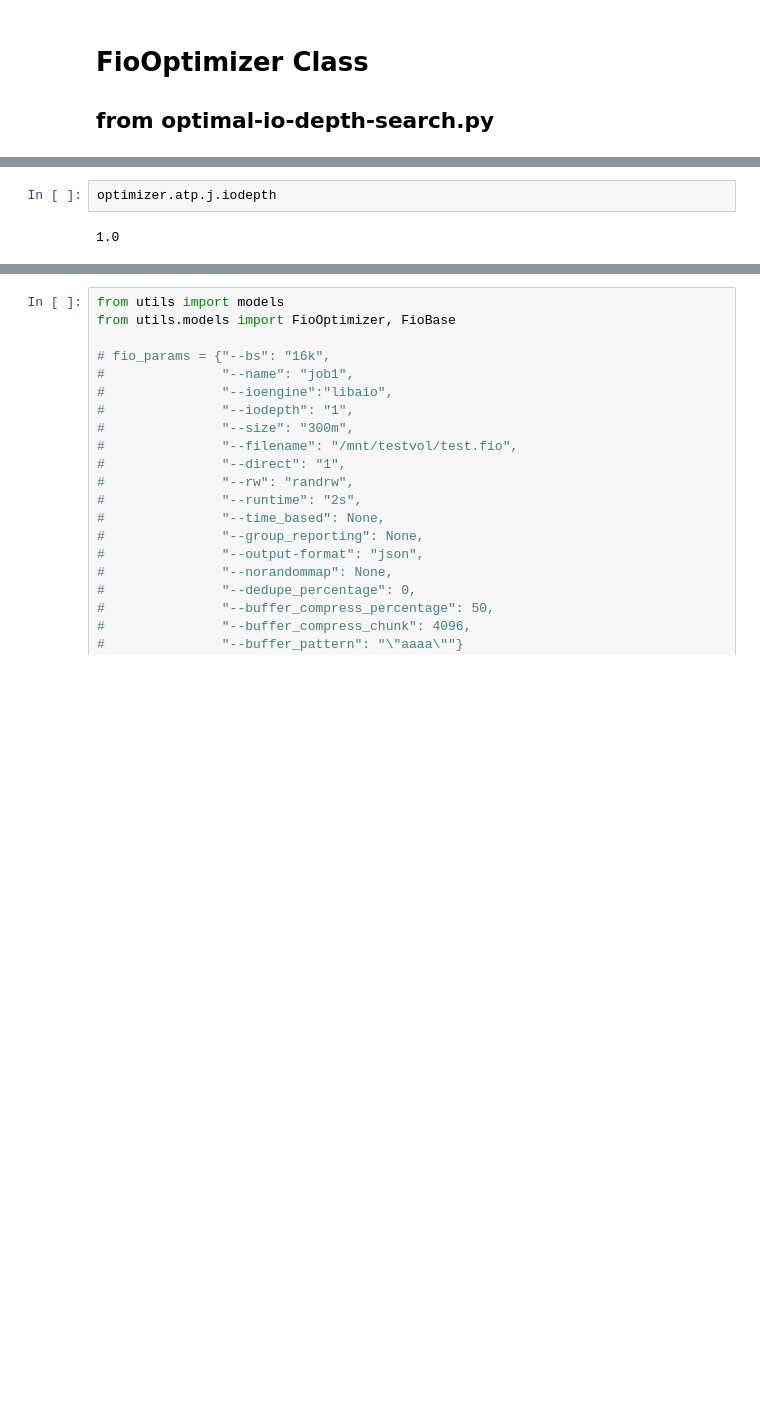
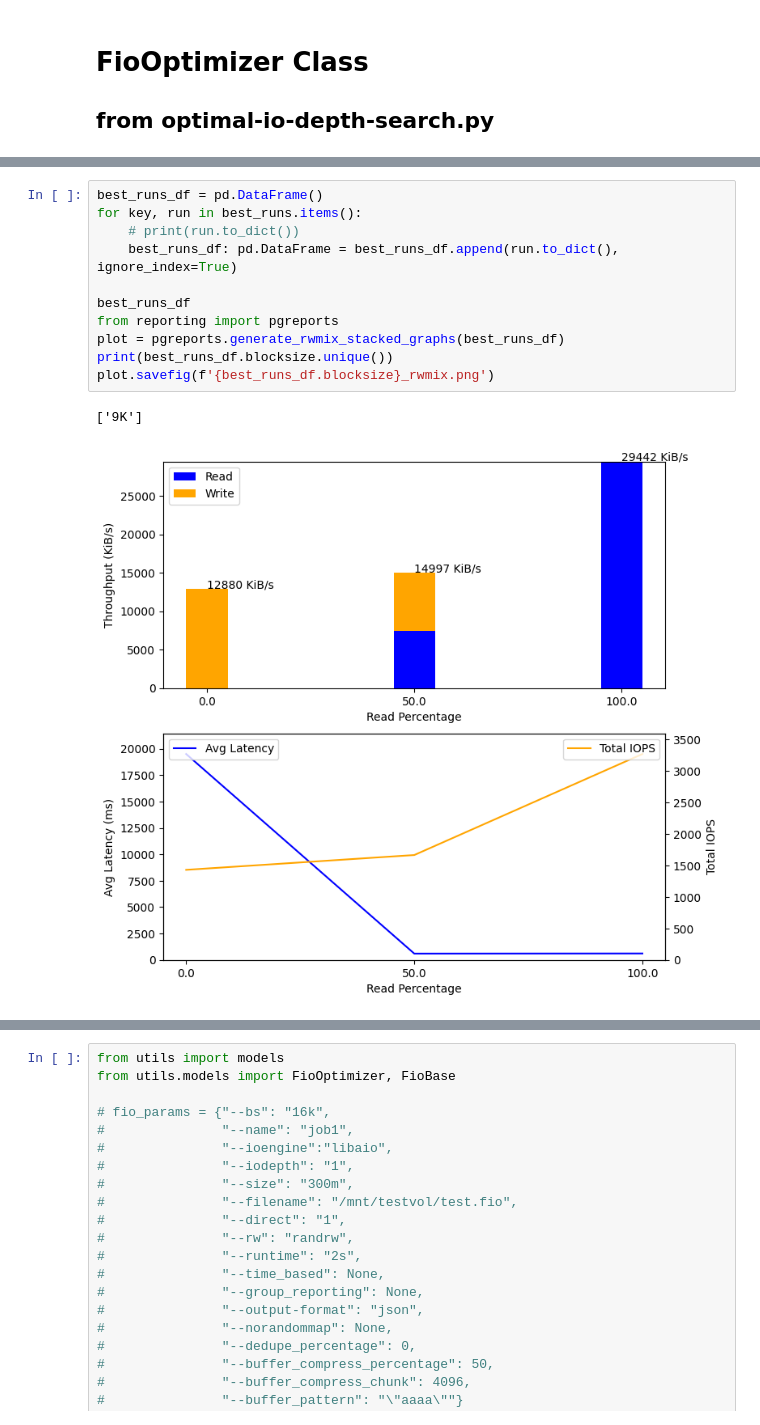
Before and after one commit to Cloud-Heroes-Forge/fio-parser, a Jupyter notebook: fio-optimizer.ipynb, the cells around one changed output, grey strips where cells are left out. Saved outputs shown, nothing was run; the diff lists cells and outputs as text; blank space fills up the shorter version.

```diff
--- a/fio-optimizer.ipynb
+++ b/fio-optimizer.ipynb
@@ -66,4 +65,14 @@ for read_per in readpercentages:
-# %%
-optimizer.atp.j.iodepth
-# %% [output]
-1.0
+# %%
+best_runs_df = pd.DataFrame()
+for key, run in best_runs.items():
+    # print(run.to_dict())
+    best_runs_df: pd.DataFrame = best_runs_df.append(run.to_dict(), ignore_index=True)
+
+best_runs_df
+from reporting import pgreports
+plot = pgreports.generate_rwmix_stacked_graphs(best_runs_df)
+print(best_runs_df.blocksize.unique())
+plot.savefig(f'{best_runs_df.blocksize}_rwmix.png')
+# %% [output]
+['9K']
+[figure, added]
```
Also changed, not shown: parts of 5 cells of this notebook, 3 other files.
